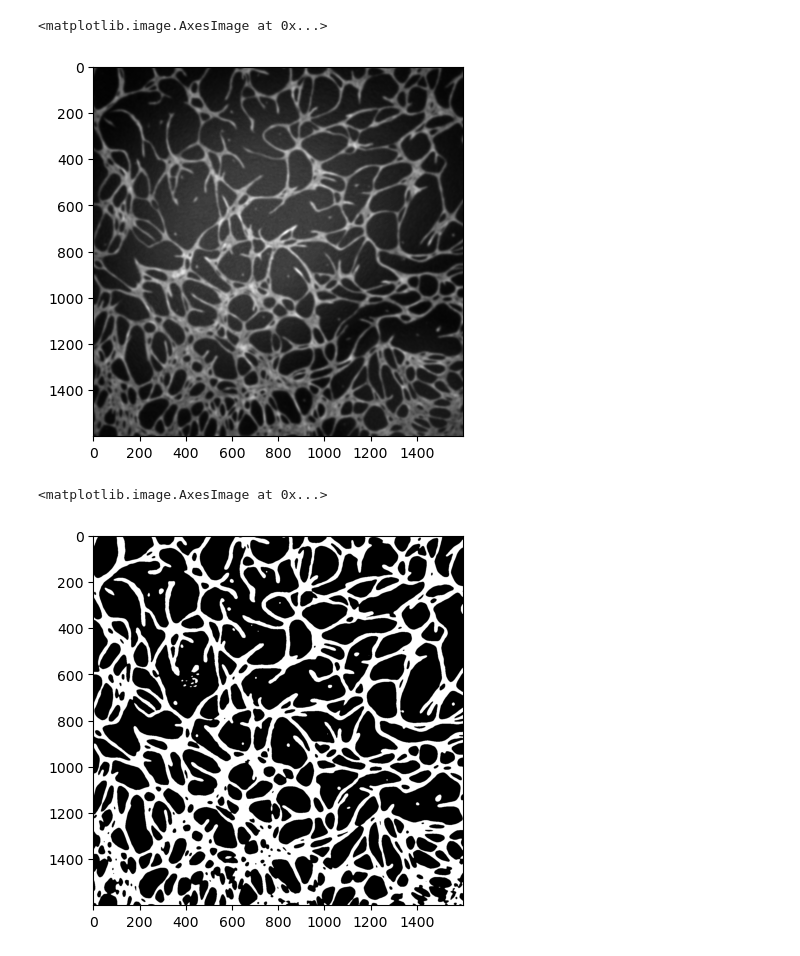
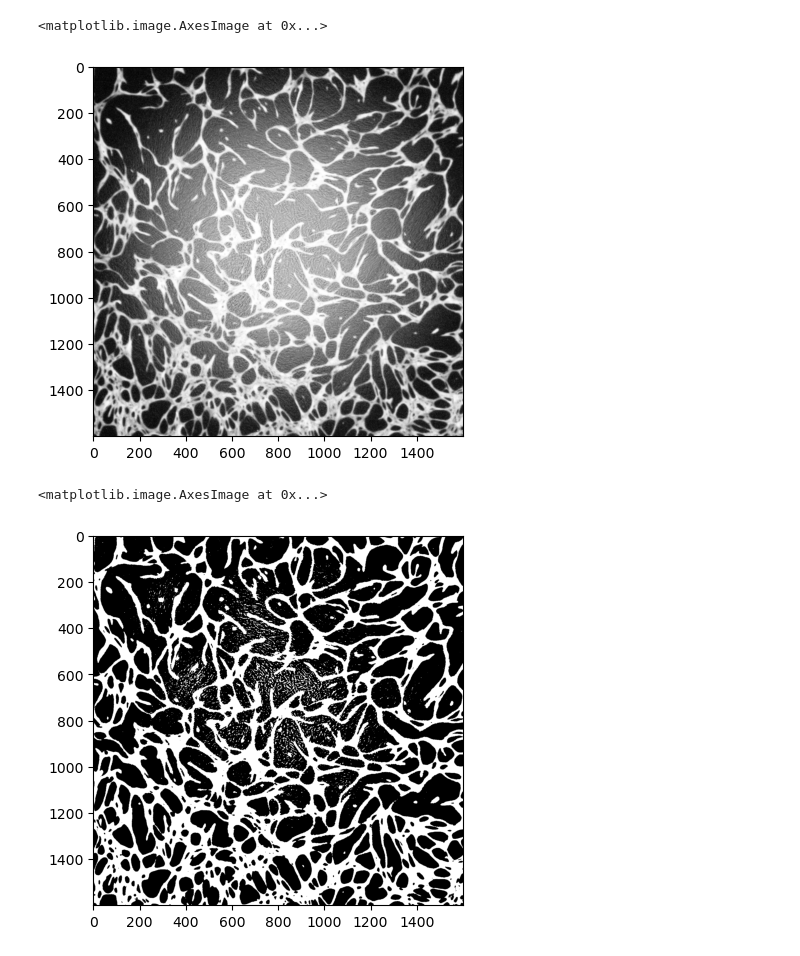
Before and after one commit to HarryKrek/Vascular-Tool, a Jupyter notebook: tester.ipynb, the cells around one changed output. Drawn from its saved outputs; the diff is of its cells as text; code cells hidden in the pictures.

```diff
--- a/tester.ipynb
+++ b/tester.ipynb
@@ -12,9 +12,9 @@ import numpy as np
 import os
 # %%
 # os.chdir("//shares01.rdm.uq.edu.au/HKUG2023-A10939")
-PATH = "\\\\shares01.rdm.uq.edu.au\\HKUG2023-A10939\\20230304_075556_96 wel plate_2D co culture_ HAEC P2_ASC52 P8_20230303_4X_TIME LAPSE\\WellC6\\F2\\MyExperiment_Wellc6_F2_000785.tif"
+PATH = "\\\\shares01.rdm.uq.edu.au\\HKUG2023-A10939\\20230304_075556_96 wel plate_2D co culture_ HAEC P2_ASC52 P8_20230303_4X_TIME LAPSE\\WellC6\\F2\\MyExperiment_Wellc6_F2_000347.tif"
 img = io.imread(PATH)
-imgGrey = rgb2gray(img)
+imgGrey = img[:,:,1]
 plt.imshow(img)
 plt.figure()
 plt.imshow(imgGrey, cmap='gray')
@@ -24,0 +25,4 @@ plt.imshow(imgGrey, cmap='gray')
+# %%
+from skimage.exposure import equalize_hist
+adapted_hist = equalize_hist(imgGrey)
+plt.imshow(adapted_hist, cmap = 'gray')
@@ -25,12 +32,12 @@ plt.imshow(imgGrey, cmap='gray')
 # %%
 #Apply small gaussian blur
-sigma = 3.5
-blurred = gaussian(imgGrey, sigma=(sigma, sigma), truncate=3.5, channel_axis=-1)
+sigma = 1
+blurred = gaussian(adapted_hist, sigma=(sigma, sigma), truncate=3.5, channel_axis=-1)
 plt.figure()
 plt.imshow(blurred, cmap = 'gray')
 # %% [output]
 <matplotlib.image.AxesImage at 0x...>
-[figure, old version]
+[figure, new version]
 # %%
 #Let's try some sauvola?
 from skimage.filters import threshold_local
@@ -44,7 +51,7 @@ bw = blurred > thresh
 plt.imshow(bw, cmap = 'gray')
 # %% [output]
 <matplotlib.image.AxesImage at 0x...>
-[figure, old version]
+[figure, new version]
 # %%
 #Get rid of small areas
 ensmallend = remove_small_objects(bw, min_size = 160, connectivity=8)
```
Also changed, not shown: parts of 13 cells of this notebook, 1 other file.
